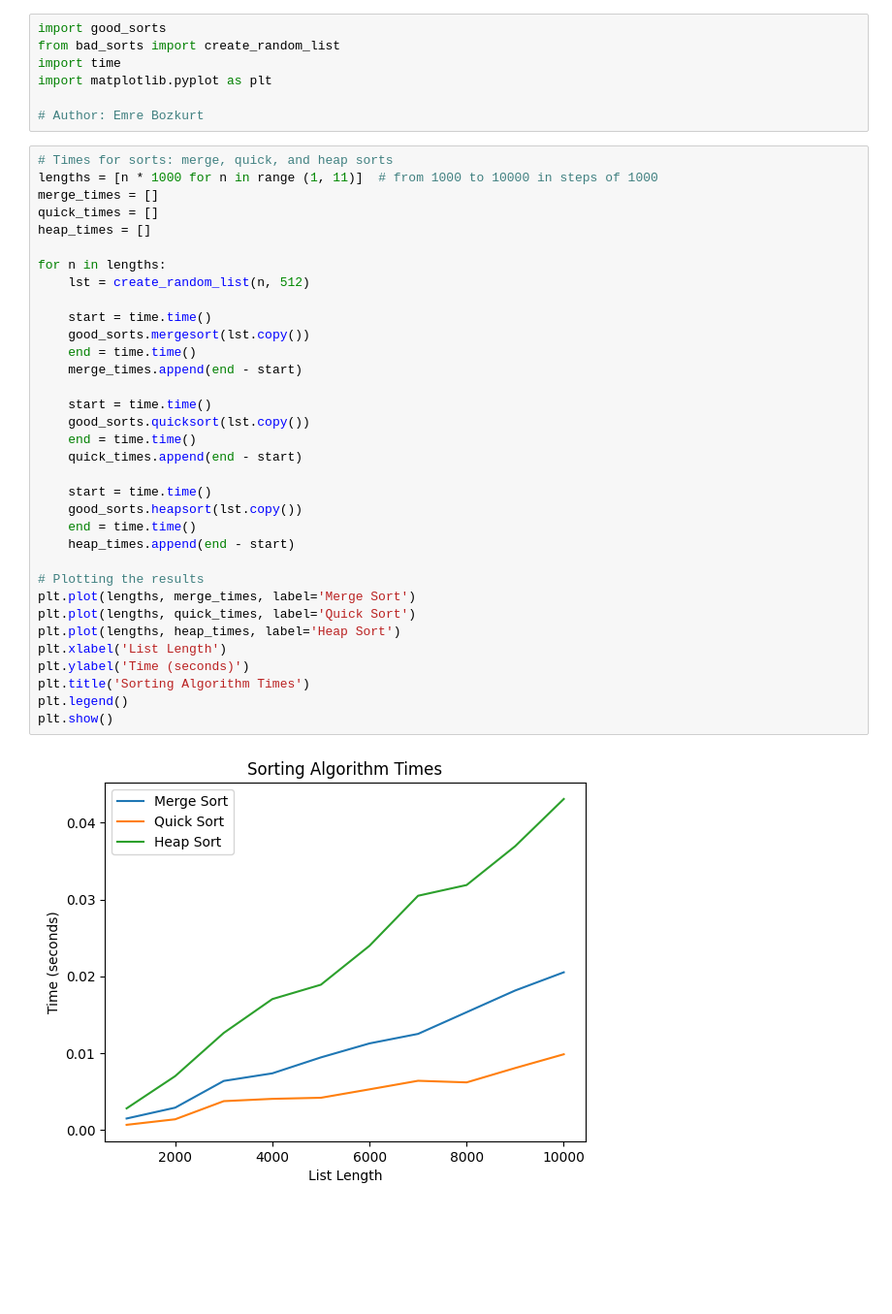
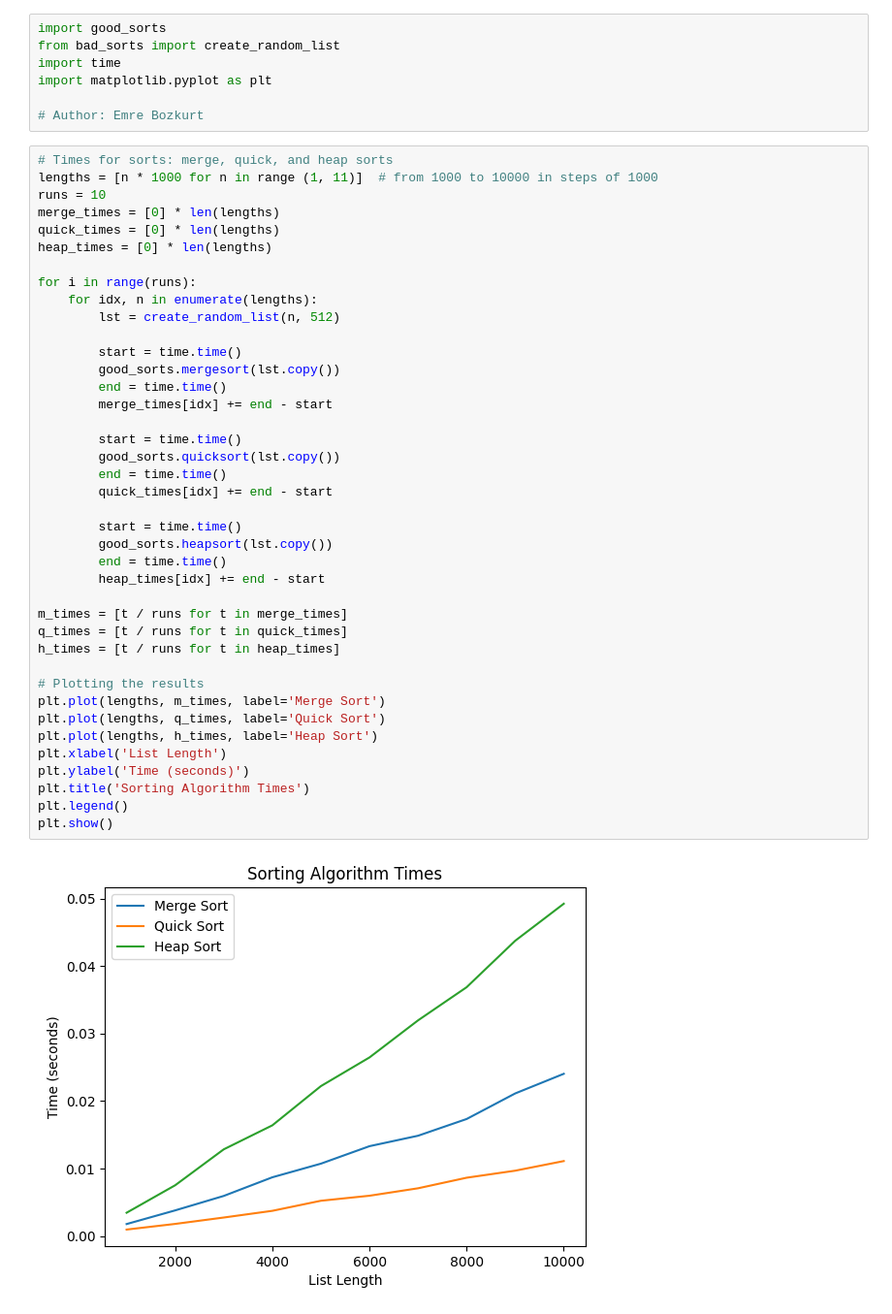
Before and after one commit to Emre-Bozkurt-xyz/Lab1, a Jupyter notebook: e4.ipynb, the cells around one changed output. Shown at 97% size. Saved outputs shown, nothing was run; the diff lists cells and outputs as text; blank space fills up the shorter version.

```diff
--- a/e4.ipynb
+++ b/e4.ipynb
@@ -8,36 +8,42 @@ import matplotlib.pyplot as plt
 # %%
 # Times for sorts: merge, quick, and heap sorts
 lengths = [n * 1000 for n in range (1, 11)]  # from 1000 to 10000 in steps of 1000
-merge_times = []
-quick_times = []
-heap_times = []
+runs = 10
+merge_times = [0] * len(lengths)
+quick_times = [0] * len(lengths)
+heap_times = [0] * len(lengths)
 
-for n in lengths:
-    lst = create_random_list(n, 512)
+for i in range(runs):
+    for idx, n in enumerate(lengths):
+        lst = create_random_list(n, 512)
 
-    start = time.time()
-    good_sorts.mergesort(lst.copy())
-    end = time.time()
-    merge_times.append(end - start)
+        start = time.time()
+        good_sorts.mergesort(lst.copy())
+        end = time.time()
+        merge_times[idx] += end - start
 
-    start = time.time()
-    good_sorts.quicksort(lst.copy())
-    end = time.time()
-    quick_times.append(end - start)
+        start = time.time()
+        good_sorts.quicksort(lst.copy())
+        end = time.time()
+        quick_times[idx] += end - start
 
-    start = time.time()
-    good_sorts.heapsort(lst.copy())
-    end = time.time()
-    heap_times.append(end - start)
+        start = time.time()
+        good_sorts.heapsort(lst.copy())
+        end = time.time()
+        heap_times[idx] += end - start
+
+m_times = [t / runs for t in merge_times]
+q_times = [t / runs for t in quick_times]
+h_times = [t / runs for t in heap_times]
 
 # Plotting the results
-plt.plot(lengths, merge_times, label='Merge Sort')
-plt.plot(lengths, quick_times, label='Quick Sort')
-plt.plot(lengths, heap_times, label='Heap Sort')
+plt.plot(lengths, m_times, label='Merge Sort')
+plt.plot(lengths, q_times, label='Quick Sort')
+plt.plot(lengths, h_times, label='Heap Sort')
 plt.xlabel('List Length')
 plt.ylabel('Time (seconds)')
 plt.title('Sorting Algorithm Times')
 plt.legend()
 plt.show()
 # %% [output]
-[figure, old version]
+[figure, new version]
```
Also changed, not shown: 2 other files.
